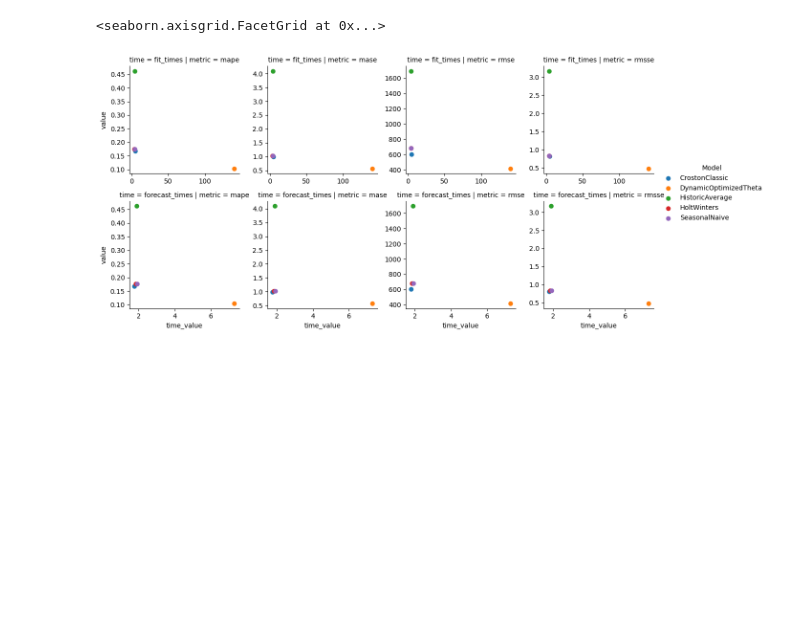
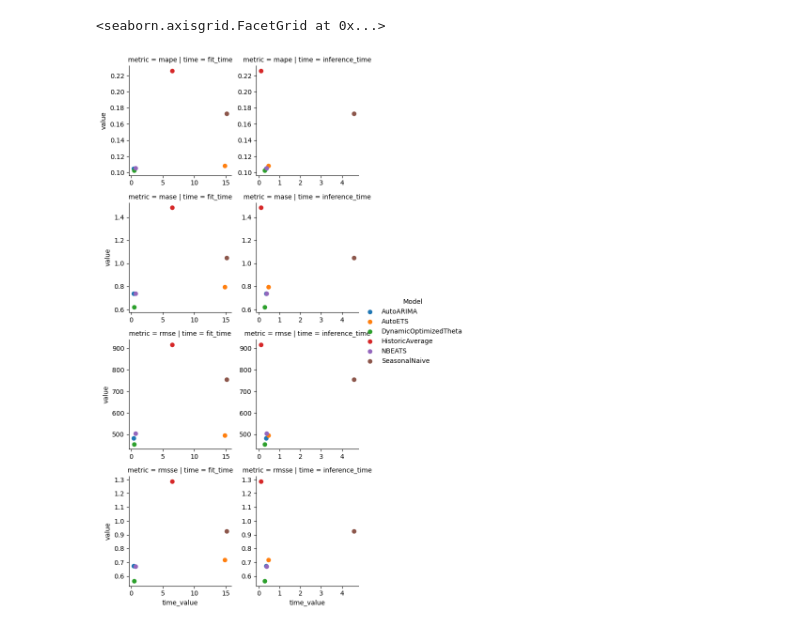
Before and after one commit to JLiekenbrock/m4_tests, a Jupyter notebook: nixtla_checks.ipynb, the cells around one changed output. Saved outputs shown, nothing was run; the diff lists cells and outputs as text; code cells hidden in the pictures; blank space fills up the shorter version.

```diff
--- a/nixtla_checks.ipynb
+++ b/nixtla_checks.ipynb
@@ -60,10 +66,20 @@ models_classes = [
 # %%
 model_wrappers = []
-for model in models_classes:
+model_wrappers = []
+
+for model in model_classes_neural:
+    model_wrappers.append(
+        NeuralForecast(
+            models=[model],
+            freq=1
+        )
+    )
+
+for model in models_classes_stats:
     model_wrappers.append(
         StatsForecast(
             models=[model],
-            freq="ME",
+            freq=1,
             fallback_model = SeasonalNaive(season_length=12),
             n_jobs=-1,
         )
@@ -88,6 +133,12 @@ forecasts = []
 forecast_times = []
 
 for model in model_wrappers:
+
     start = time.time()
-    forecasts.append(model.predict(h=3))
+
+    if isinstance(model, NeuralForecast):
+        forecasts.append(model.predict().reset_index())
+    else:
+        forecasts.append(model.predict(h=3))
+
     forecast_times.append(time.time()-start)
@@ -134,2 +209,0 @@ for forecast in forecasts:
-# %%
-test = test.drop(columns="test").reset_index()
@@ -145,8 +217,8 @@ metrics = eval.set_index(["unique_id","metric"]).stack().rename_axis(index={None
 times = pd.DataFrame(
     {
         "Model":model_names,
-        "fit_times":fit_times,
-        "forecast_times":forecast_times
+        "fit_time":fit_times,
+        "inference_time":forecast_times
     }
 ).set_index("Model")
 # %%
@@ -172,8 +237,8 @@ INFO:matplotlib.font_manager:generated new fontManager
 # %%
 import matplotlib.pyplot as plt
-g = sns.FacetGrid(md, row= "time", col="metric", hue = "Model",sharey=False,sharex=False)
+g = sns.FacetGrid(md, row= "metric", col="time", hue = "Model",sharey=False,sharex=False)
 g = g.map(plt.scatter, "time_value", "value")
 g.add_legend()
 # %% [output]
 <seaborn.axisgrid.FacetGrid at 0x...>
-[figure, old version]
+[figure, new version]
```
Also changed, not shown: parts of 15 cells of this notebook, 1 other file.
